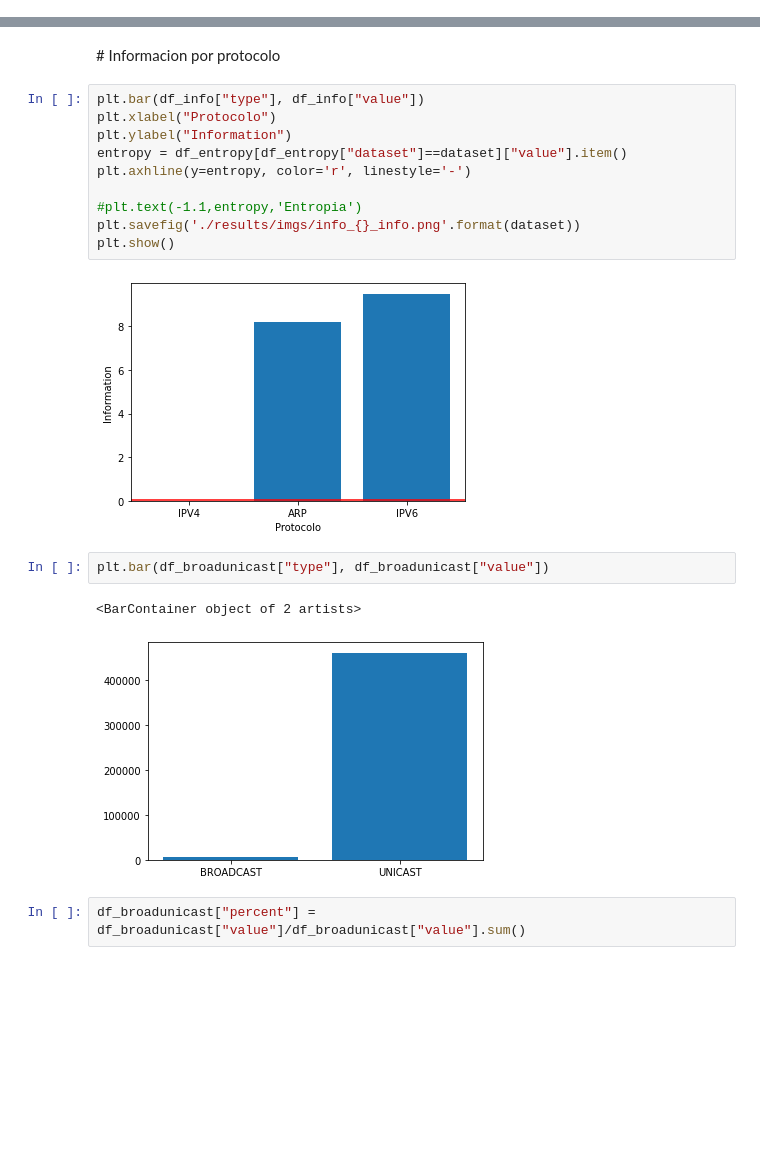
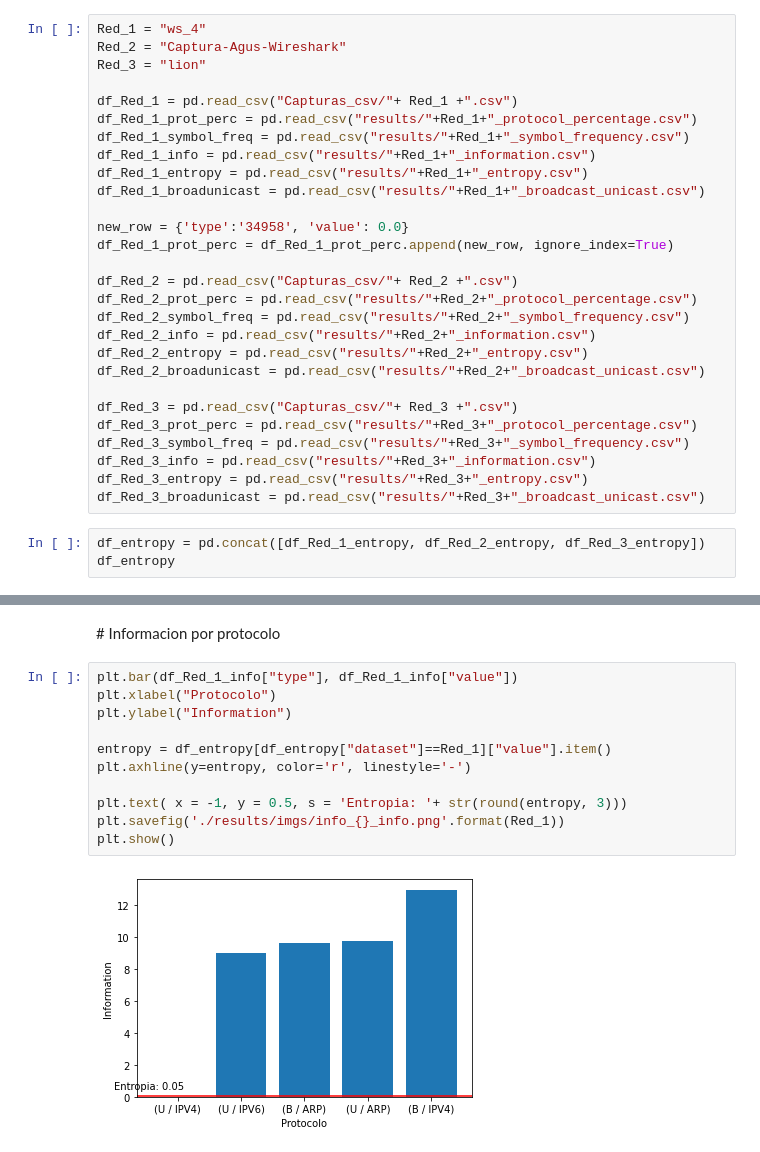
Before and after one commit to cap-diego/tdc-tp1, a Jupyter notebook: tp1.ipynb, the cells around one changed output, grey strips where cells are left out. Saved outputs shown, nothing was run; the diff lists cells and outputs as text; blank space fills up the shorter version.

```diff
--- a/tp1.ipynb
+++ b/tp1.ipynb
@@ -31,0 +5,31 @@ df
+# %%
+Red_1 = "ws_4"
+Red_2 = "Captura-Agus-Wireshark"
+Red_3 = "lion"
+
+df_Red_1 = pd.read_csv("Capturas_csv/"+ Red_1 +".csv")
+df_Red_1_prot_perc = pd.read_csv("results/"+Red_1+"_protocol_percentage.csv")
+df_Red_1_symbol_freq = pd.read_csv("results/"+Red_1+"_symbol_frequency.csv")
+df_Red_1_info = pd.read_csv("results/"+Red_1+"_information.csv")
+df_Red_1_entropy = pd.read_csv("results/"+Red_1+"_entropy.csv")
+df_Red_1_broadunicast = pd.read_csv("results/"+Red_1+"_broadcast_unicast.csv")
+
+new_row = {'type':'34958', 'value': 0.0}
+df_Red_1_prot_perc = df_Red_1_prot_perc.append(new_row, ignore_index=True)
+
+df_Red_2 = pd.read_csv("Capturas_csv/"+ Red_2 +".csv")
+df_Red_2_prot_perc = pd.read_csv("results/"+Red_2+"_protocol_percentage.csv")
+df_Red_2_symbol_freq = pd.read_csv("results/"+Red_2+"_symbol_frequency.csv")
+df_Red_2_info = pd.read_csv("results/"+Red_2+"_information.csv")
+df_Red_2_entropy = pd.read_csv("results/"+Red_2+"_entropy.csv")
+df_Red_2_broadunicast = pd.read_csv("results/"+Red_2+"_broadcast_unicast.csv")
+
+df_Red_3 = pd.read_csv("Capturas_csv/"+ Red_3 +".csv")
+df_Red_3_prot_perc = pd.read_csv("results/"+Red_3+"_protocol_percentage.csv")
+df_Red_3_symbol_freq = pd.read_csv("results/"+Red_3+"_symbol_frequency.csv")
+df_Red_3_info = pd.read_csv("results/"+Red_3+"_information.csv")
+df_Red_3_entropy = pd.read_csv("results/"+Red_3+"_entropy.csv")
+df_Red_3_broadunicast = pd.read_csv("results/"+Red_3+"_broadcast_unicast.csv")
+# %%
+df_entropy = pd.concat([df_Red_1_entropy, df_Red_2_entropy, df_Red_3_entropy])
+df_entropy
@@ -74,21 +73,15 @@ df_freq
 # %% [markdown]
 # Informacion por protocolo
 # %%
-plt.bar(df_info["type"], df_info["value"])
+plt.bar(df_Red_1_info["type"], df_Red_1_info["value"])
 plt.xlabel("Protocolo")
 plt.ylabel("Information")
-entropy = df_entropy[df_entropy["dataset"]==dataset]["value"].item()
+
+entropy = df_entropy[df_entropy["dataset"]==Red_1]["value"].item()
 plt.axhline(y=entropy, color='r', linestyle='-')
 
-#plt.text(-1.1,entropy,'Entropia')
-plt.savefig('./results/imgs/info_{}_info.png'.format(dataset))
+plt.text( x = -1, y = 0.5, s = 'Entropia: '+ str(round(entropy, 3)))
+plt.savefig('./results/imgs/info_{}_info.png'.format(Red_1))
 plt.show()
 # %% [output]
-[figure, old version]
+[figure, new version]
-# %%
-plt.bar(df_broadunicast["type"], df_broadunicast["value"])
-# %% [output]
-<BarContainer object of 2 artists>
-[figure, removed]
-# %%
-df_broadunicast["percent"] = df_broadunicast["value"]/df_broadunicast["value"].sum()
```
Also changed, not shown: parts of 18 cells of this notebook, 8 other files.
